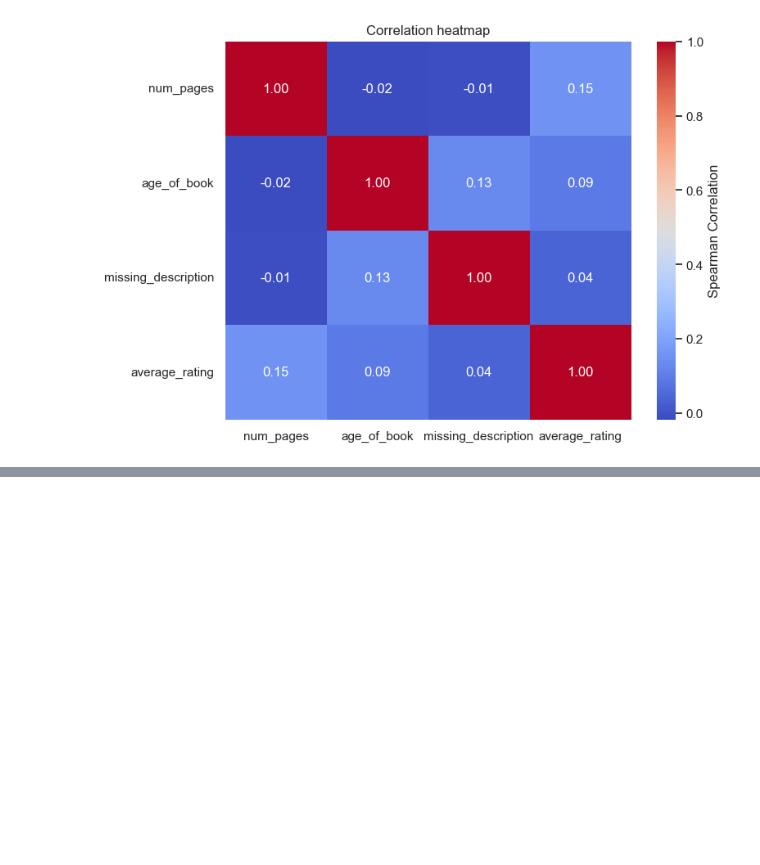
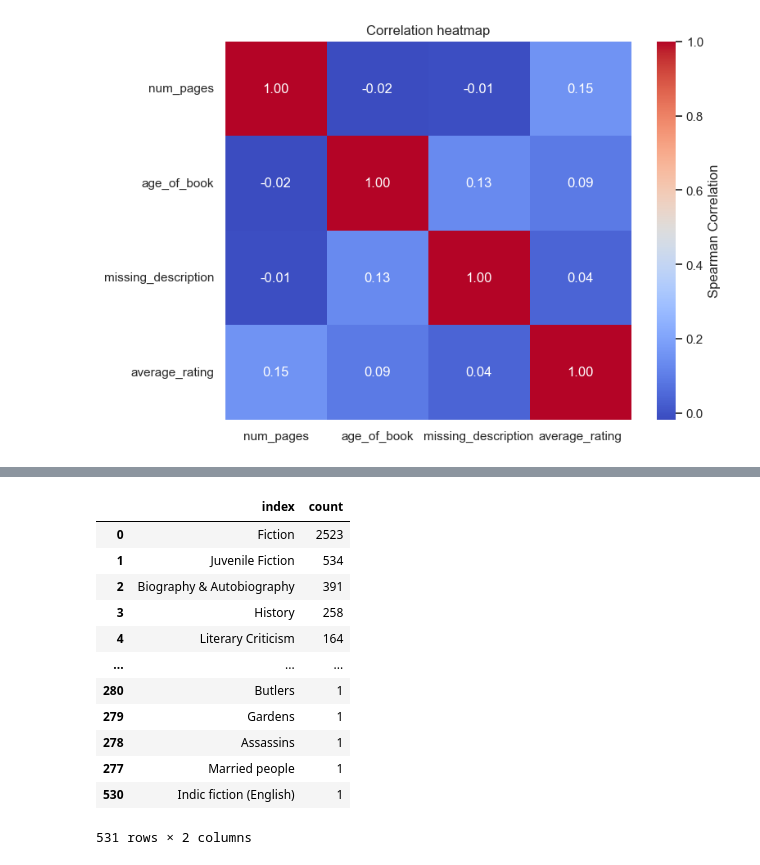
Before and after one commit to katiavas/Recommander, a Jupyter notebook: Rec System AI.ipynb, the cells around one changed output, grey strips where cells are left out. Cells and saved outputs as stored; diff of their text form; code cells hidden in the pictures; blank space fills up the shorter version.

```diff
--- a/Rec System AI.ipynb
+++ b/Rec System AI.ipynb
@@ -129,0 +131,7 @@ plt.show()
+# %%
+# Remove books with missing description
+book_missing = books[~(books["description"].isna()) &
+      ~(books["num_pages"].isna()) &
+      ~(books["average_rating"].isna()) &
+      ~(books["published_year"].isna())
+]
@@ -129,0 +154,18 @@ plt.show()
+# %%
+# For the categories: Look at the distirbution of the categories
+book_missing["categories"].value_counts().reset_index(name='count').sort_values(by='count', ascending=False)
+# we see that the category distribution is quite uneven , and most categories have only max 5-6 books
+# %% [output]
+|  | index | count |
+| 0 | Fiction | 2523 |
+| 1 | Juvenile Fiction | 534 |
+| 2 | Biography & Autobiography | 391 |
+| 3 | History | 258 |
+| 4 | Literary Criticism | 164 |
+| ... | ... | ... |
+| 280 | Butlers | 1 |
+| 279 | Gardens | 1 |
+| 278 | Assassins | 1 |
+| 277 | Married people | 1 |
+| 530 | Indic fiction (English) | 1 |
+531 rows × 2 columns
```
Also changed, not shown: parts of 9 cells of this notebook.
